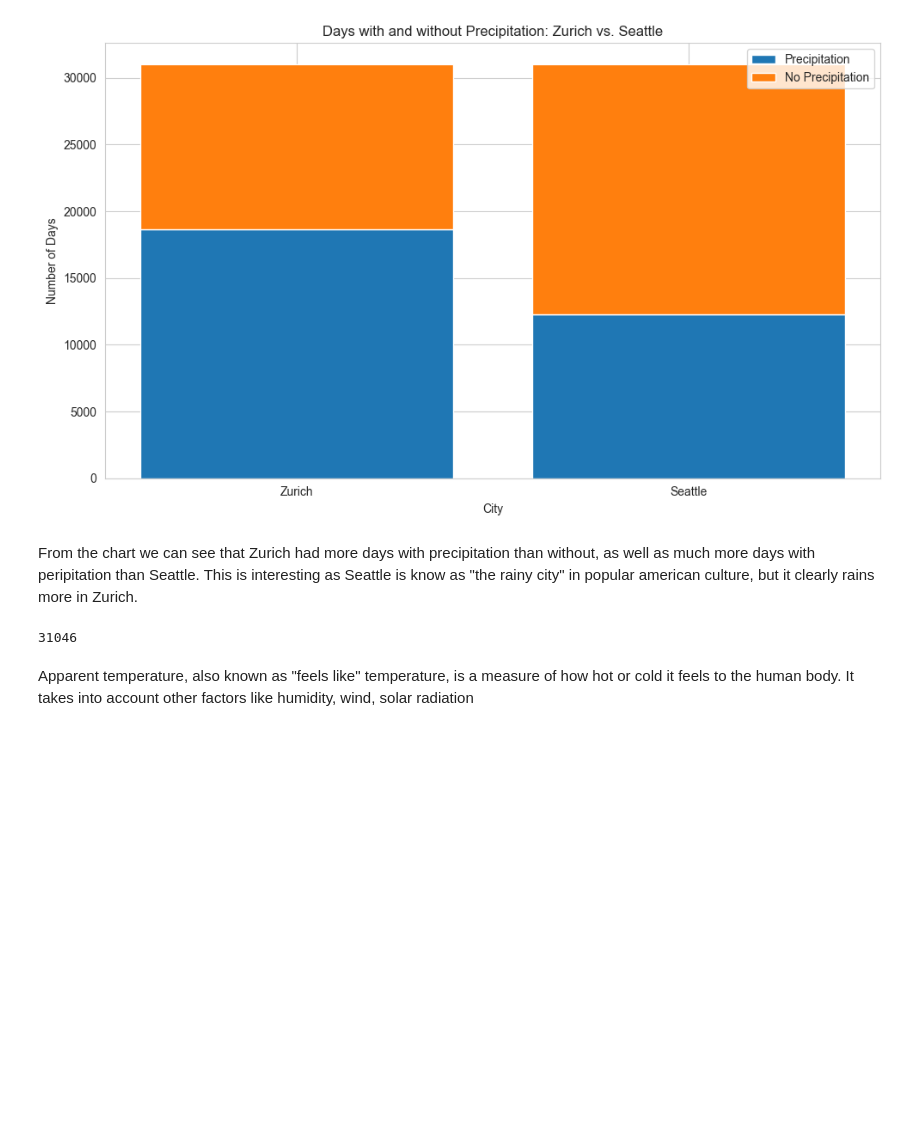
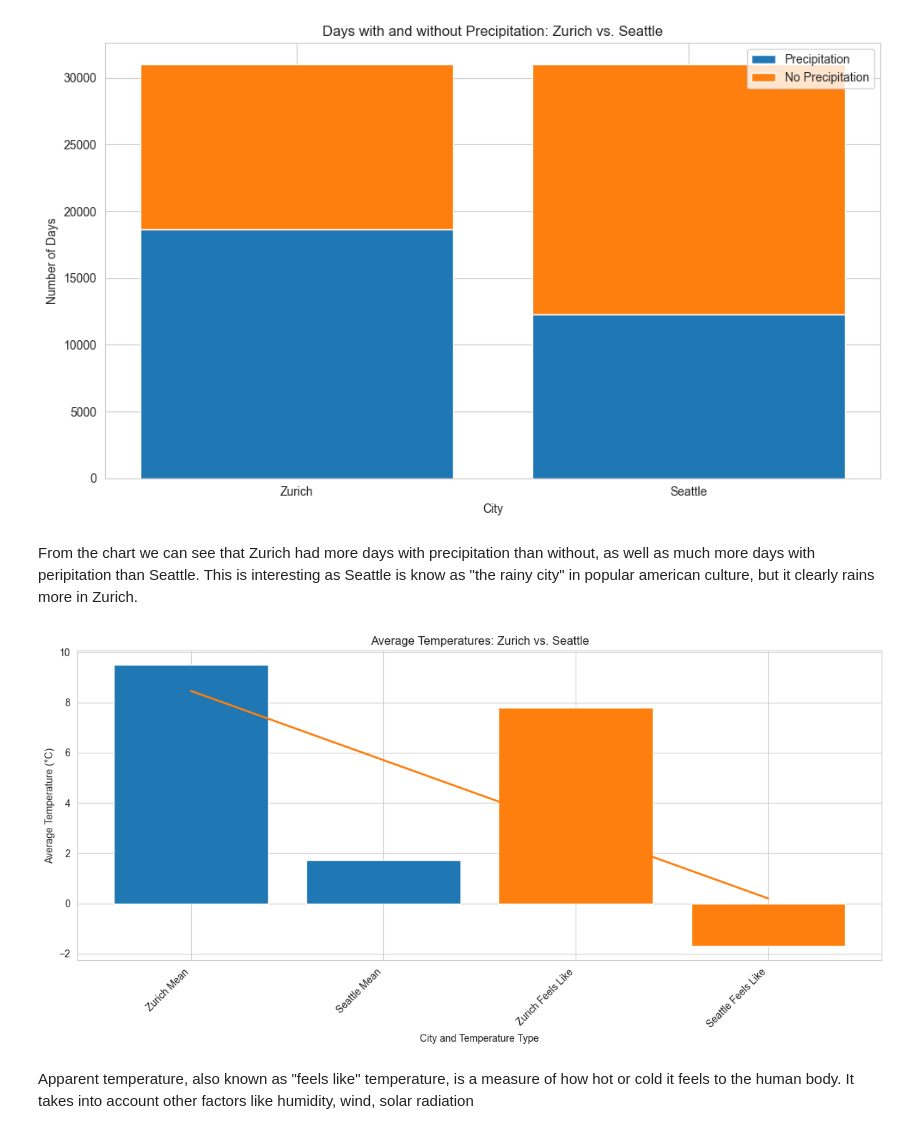
Before and after one commit to Jaffels/CIP_FS25_111, a Jupyter notebook: Johan.ipynb, the cells around one changed output. Saved outputs shown, nothing was run; the diff lists cells and outputs as text; code cells hidden in the pictures; blank space fills up the shorter version.

```diff
--- a/Johan.ipynb
+++ b/Johan.ipynb
@@ -482,12 +482,37 @@ plt.show()
 [figure]
 # %% [markdown]
 From the chart we can see that Zurich had more days with precipitation than without, as well as much more days with peripitation than Seattle. This is interesting as Seattle is know as "the rainy city" in popular american culture, but it clearly rains more in Zurich.
-# %%
-temp_diff  = merged_data['temperature_2m_mean_zurich'] - merged_data['temperature_2m_mean_seattle']
-
-len(temp_diff)
-# %% [output]
-31046
+# %%
+# Data (replace with your actual data if different)
+temp_diff_data = {
+    'City': ['Zurich Mean', 'Seattle Mean', 'Zurich Feels Like', 'Seattle Feels Like'],
+    'Temperature': [merged_data['temperature_2m_mean_zurich'].mean(),
+                    merged_data['temperature_2m_mean_seattle'].mean(),
+                    merged_data['apparent_temperature_mean_zurich'].mean(),
+                    merged_data['apparent_temperature_mean_seattle'].mean()]
+}
+temp_diff = pd.DataFrame(temp_diff_data)
+
+
+# Create the plot
+plt.figure(figsize=(12, 6))
+plt.bar(temp_diff['City'], temp_diff['Temperature'], color=['#1f77b4', '#1f77b4', '#ff7f0e', '#ff7f0e']) # Use colors as specified
+
+
+# Fit a trend line (linear in this case, adjust as needed)
+z = np.polyfit(range(len(temp_diff)), temp_diff['Temperature'], 1)
+p = np.poly1d(z)
+plt.plot(range(len(temp_diff)), p(range(len(temp_diff))), color='#ff7f0e', linewidth=2)
+
+
+plt.xlabel('City and Temperature Type')
+plt.ylabel('Average Temperature (°C)')
+plt.title('Average Temperatures: Zurich vs. Seattle')
+plt.xticks(rotation=45, ha='right')
+plt.tight_layout()
+plt.show()
+# %% [output]
+[figure, added]
 # %% [markdown]
 Apparent temperature, also known as "feels like" temperature, is a measure of how hot or cold it feels to the human body. It takes into account other factors like humidity, wind, solar radiation
 # %% [markdown]
```
Also changed, not shown: parts of 1 cell of this notebook, 1 other file.
